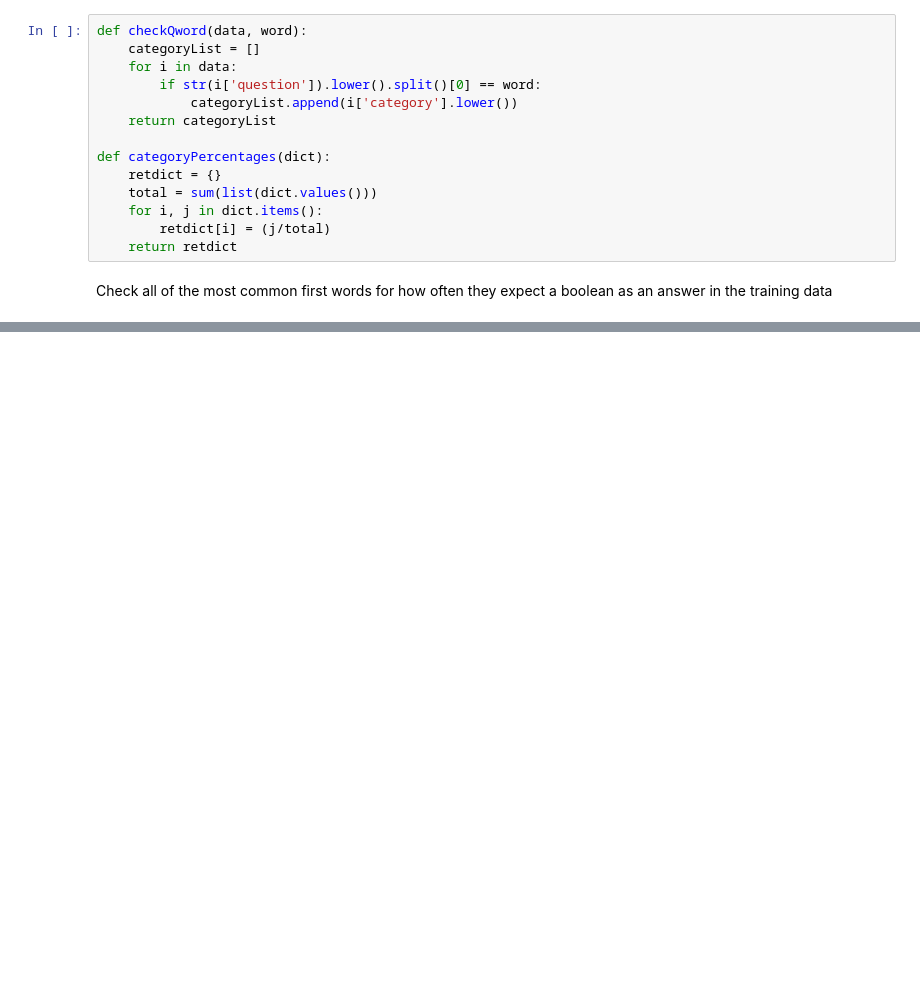
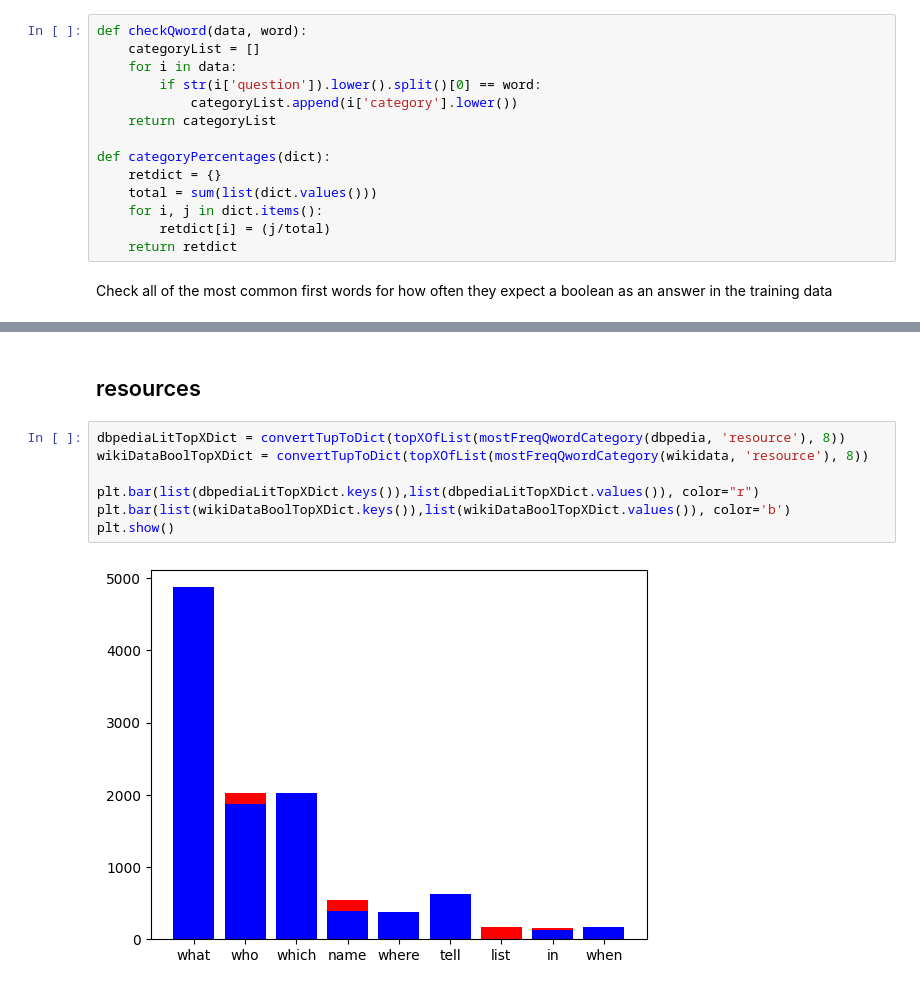
Before and after one commit to sbthepotato/DAT640-Project-22H, a Jupyter notebook: 0.analysis/analysis.ipynb, the cells around one changed output, grey strips where cells are left out. Drawn from its saved outputs; the diff is of its cells as text; blank space fills up the shorter version.

```diff
--- a/0.analysis/analysis.ipynb
+++ b/0.analysis/analysis.ipynb
@@ -186,0 +201,11 @@ dbpediaLitData = mostFreqQwordCategory(dbpedia, 'literal')
+# %% [markdown]
+## resources
+# %%
+dbpediaLitTopXDict = convertTupToDict(topXOfList(mostFreqQwordCategory(dbpedia, 'resource'), 8))
+wikiDataBoolTopXDict = convertTupToDict(topXOfList(mostFreqQwordCategory(wikidata, 'resource'), 8))
+
+plt.bar(list(dbpediaLitTopXDict.keys()),list(dbpediaLitTopXDict.values()), color="r")
+plt.bar(list(wikiDataBoolTopXDict.keys()),list(wikiDataBoolTopXDict.values()), color='b')
+plt.show()
+# %% [output]
+[figure, added]
```
Also changed, not shown: parts of 5 cells of this notebook, 5 other files.
